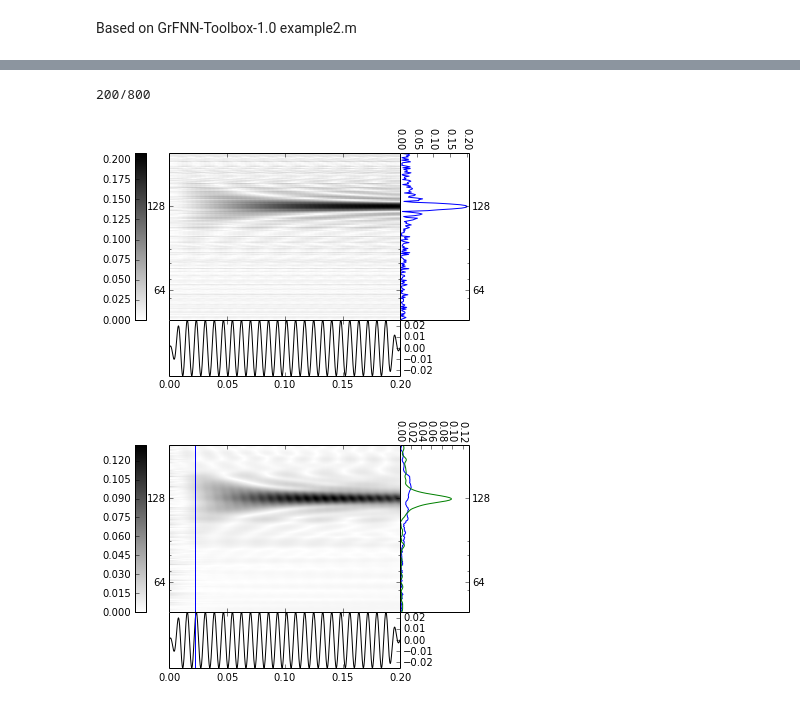
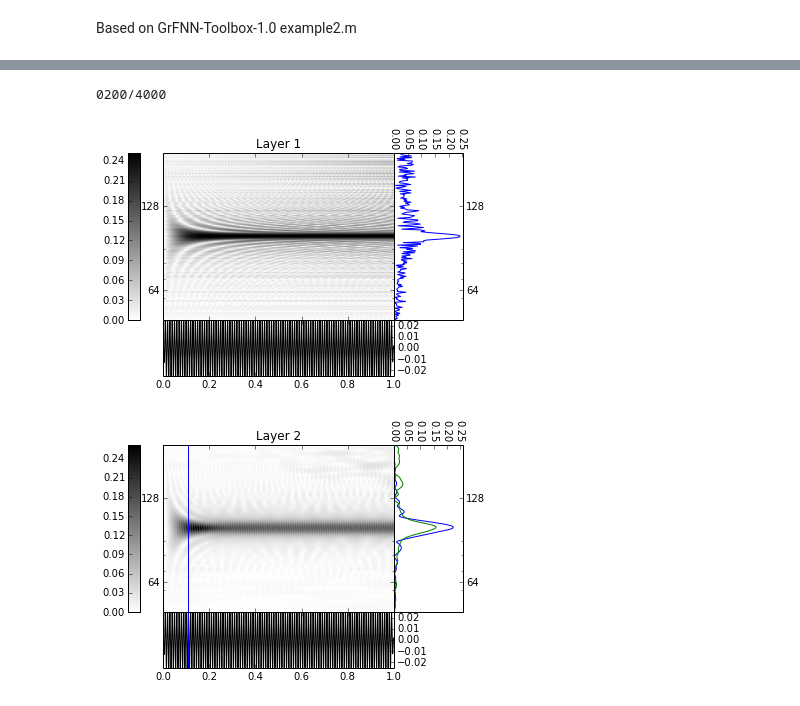
Before and after one commit to jorgehatccrma/pyGrFNN, a Jupyter notebook: examples/Simple 2-layer model.ipynb, the cells around one changed output, grey strips where cells are left out. Cells and saved outputs as stored; diff of their text form; code cells hidden in the pictures.

```diff
--- a/examples/Simple 2-layer model.ipynb
+++ b/examples/Simple 2-layer model.ipynb
@@ -29,7 +25,7 @@ The autoreload extension is already loaded. To reload it, use:
 
 sr = 4000.0  # sample rate
 dt = 1.0/sr
-t = np.arange(0, 0.2, dt)
+t = np.arange(0, 1, dt)
 fc = 100.0  # frequency
 A = 0.025  # amplitude
 s = A * np.exp(1j * 2 * np.pi * fc * t)
@@ -44,8 +40,8 @@ env[-len(ramp):] = ramp[::-1]
 s = s * env
 
 # plot stimulus
-mpld3.enable_notebook()
 plt.plot(t, np.real(s))
 plt.plot(t, np.imag(s))
 plt.title('Stimulus')
+mpld3.display()
 # %% [output]
@@ -95,16 +87,16 @@ min(layer1.f)
 # Run the network
 model.run(s, t, dt)
 # %% [output]
-200/800
+0200/4000
 # %%
 # 6. Plot results
-tf_detail(layer1.TF, t, layer1.f, None, np.max(t), np.real(s), np.abs)
-mpld3.disable_notebook()
+tf_detail(layer1.TF, t, layer1.f, 'Layer 1', np.max(t), np.real(s), np.abs)
+# mpld3.display()
+
+
+tf_detail(layer2.TF, t, layer2.f, 'Layer 2', np.max(t)*np.array([0.11, 1]), np.real(s), np.abs)
+# mpld3.display()
 plt.show()
-
-tf_detail(layer2.TF, t, layer2.f, None, np.max(t)*np.array([0.11, 1]), np.real(s), np.abs)
-mpld3.disable_notebook()
-plt.show()
 # %% [output]
-[figure, old version]
+[figure, new version]
-[figure, old version]
+[figure, new version]
```
Also changed, not shown: parts of 4 cells of this notebook, 6 other files.
